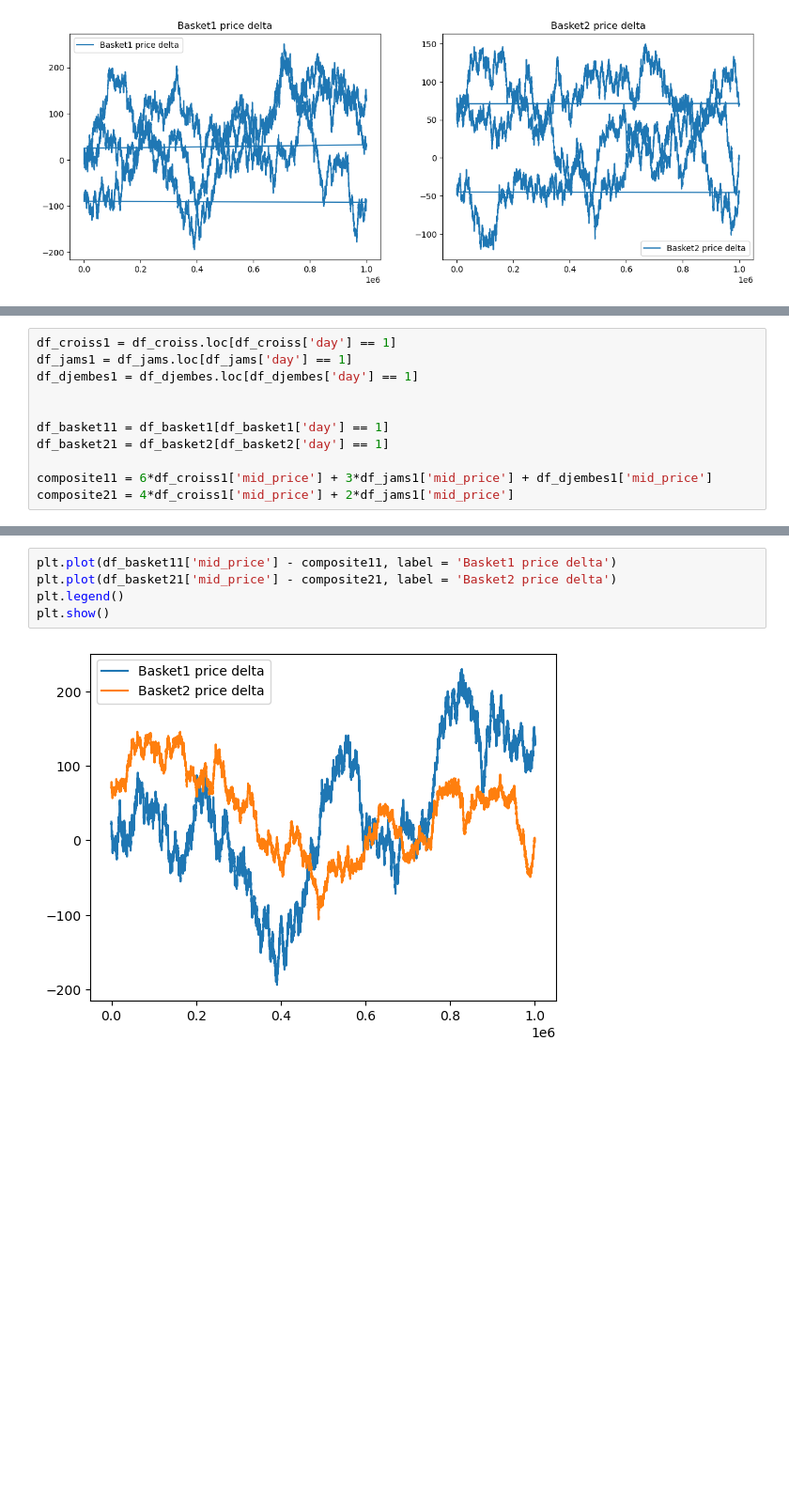
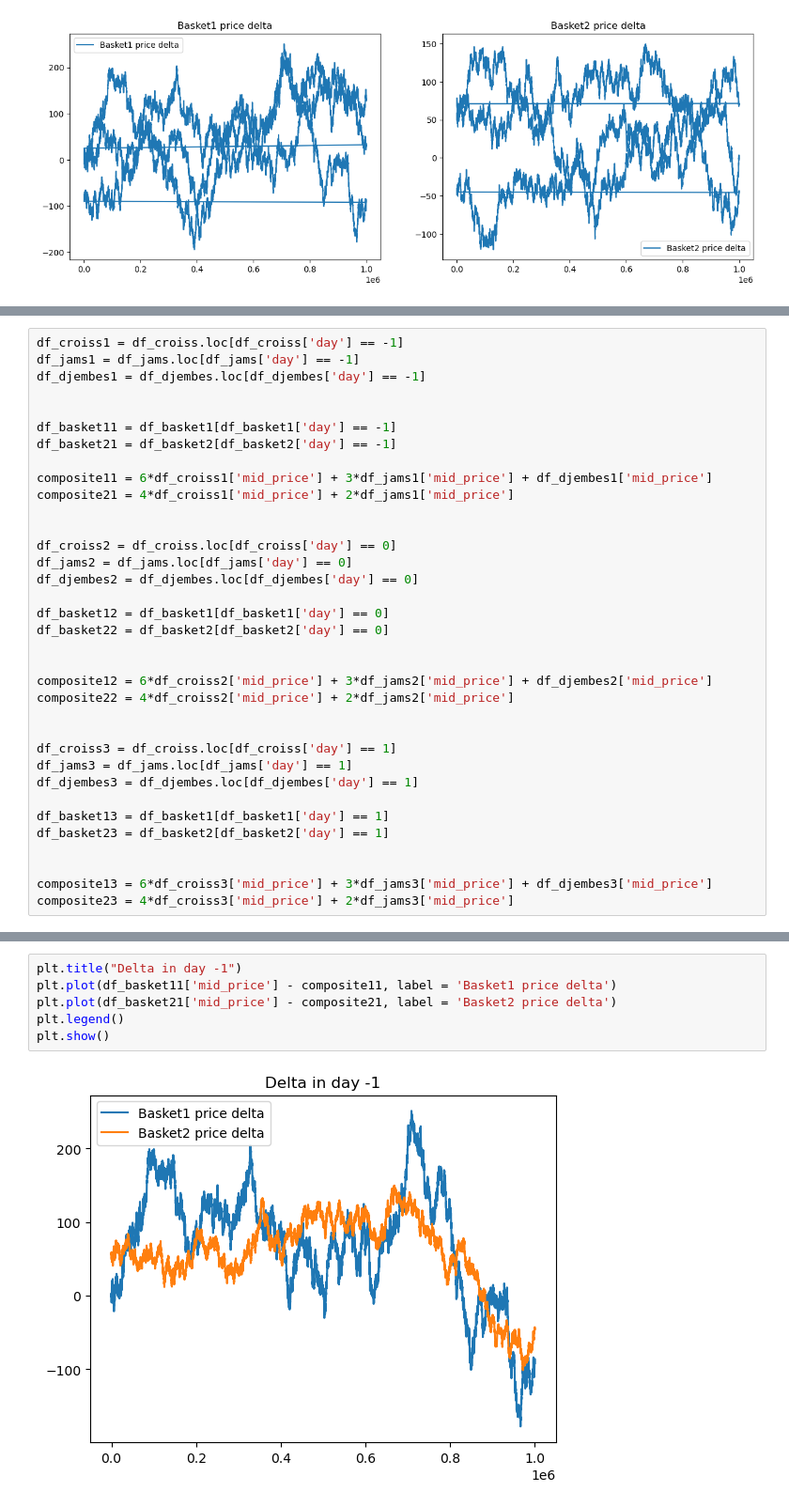
Before and after one commit to IMC-Prosperity-Granite-Flow/IMC_Prosperity3_GraniteFlow, a Jupyter notebook: src/analysis/round2/main.ipynb, the cells around one changed output, grey strips where cells are left out. Shown at 94% size. Drawn from its saved outputs; the diff is of its cells as text; blank space fills up the shorter version.

```diff
--- a/src/analysis/round2/main.ipynb
+++ b/src/analysis/round2/main.ipynb
@@ -189,14 +156,38 @@ plt.show()
 # %%
-df_croiss1 = df_croiss.loc[df_croiss['day'] == 1]
-df_jams1 = df_jams.loc[df_jams['day'] == 1]
-df_djembes1 = df_djembes.loc[df_djembes['day'] == 1]
+df_croiss1 = df_croiss.loc[df_croiss['day'] == -1]
+df_jams1 = df_jams.loc[df_jams['day'] == -1]
+df_djembes1 = df_djembes.loc[df_djembes['day'] == -1]
 
 
-df_basket11 = df_basket1[df_basket1['day'] == 1]
-df_basket21 = df_basket2[df_basket2['day'] == 1]
+df_basket11 = df_basket1[df_basket1['day'] == -1]
+df_basket21 = df_basket2[df_basket2['day'] == -1]
 
 composite11 = 6*df_croiss1['mid_price'] + 3*df_jams1['mid_price'] + df_djembes1['mid_price']
 composite21 = 4*df_croiss1['mid_price'] + 2*df_jams1['mid_price']
+
+
+df_croiss2 = df_croiss.loc[df_croiss['day'] == 0]
+df_jams2 = df_jams.loc[df_jams['day'] == 0]
+df_djembes2 = df_djembes.loc[df_djembes['day'] == 0]
+
+df_basket12 = df_basket1[df_basket1['day'] == 0]
+df_basket22 = df_basket2[df_basket2['day'] == 0]
+
+
+composite12 = 6*df_croiss2['mid_price'] + 3*df_jams2['mid_price'] + df_djembes2['mid_price']
+composite22 = 4*df_croiss2['mid_price'] + 2*df_jams2['mid_price']
+
+
+df_croiss3 = df_croiss.loc[df_croiss['day'] == 1]
+df_jams3 = df_jams.loc[df_jams['day'] == 1]
+df_djembes3 = df_djembes.loc[df_djembes['day'] == 1]
+
+df_basket13 = df_basket1[df_basket1['day'] == 1]
+df_basket23 = df_basket2[df_basket2['day'] == 1]
+
+
+composite13 = 6*df_croiss3['mid_price'] + 3*df_jams3['mid_price'] + df_djembes3['mid_price']
+composite23 = 4*df_croiss3['mid_price'] + 2*df_jams3['mid_price']
 # %%
 plt.figure(figsize=(15, 5))
 plt.subplot(1, 2, 1)
@@ -216,7 +207,8 @@ plt.show()
 # %%
+plt.title("Delta in day -1")
 plt.plot(df_basket11['mid_price'] - composite11, label = 'Basket1 price delta')
 plt.plot(df_basket21['mid_price'] - composite21, label = 'Basket2 price delta')
 plt.legend()
 plt.show()
 # %% [output]
-[figure, old version]
+[figure, new version]
```
Also changed, not shown: parts of 12 cells of this notebook, 4 other files.
